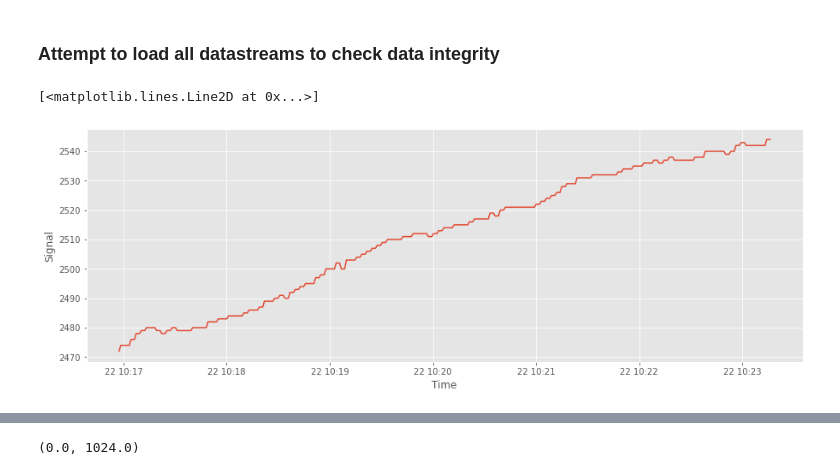
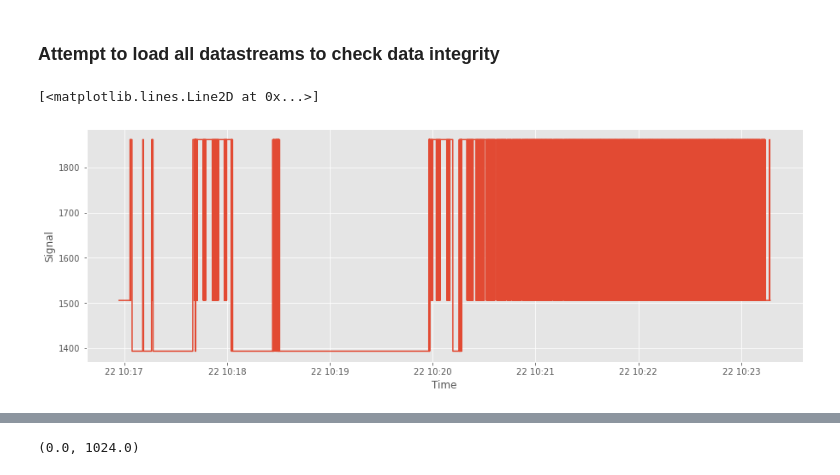
Before and after one commit to emotional-cities/pluma-experiments, a Jupyter notebook: 20092022/Analysis/AnalysisCode/DemoAnalysis.ipynb, the cells around one changed output, grey strips where cells are left out. Saved outputs shown, nothing was run; the diff lists cells and outputs as text; code cells hidden in the pictures.

Commit message:
add class for harp streams

```diff
--- a/20092022/Analysis/AnalysisCode/DemoAnalysis.ipynb
+++ b/20092022/Analysis/AnalysisCode/DemoAnalysis.ipynb
@@ -21,14 +22,15 @@ def normalize_data(data_in):
 stream_root_folder = r"C:\Users\neurogears\Desktop\ControlBenchmarkRun_empatica_harp_synch_2022_09_22_11_16_56"
 
 #session_time = datetime.datetime.strptime(stream_root_folder.split('\\')[-1], '%Y_%m_%d_%H_%M_%S')
+streams = populate_streams(stream_root_folder)
 # %% [markdown]
 ### Attempt to load all datastreams to check data integrity
 # %%
-stream = load_harp_stream(streams.TK.AirQuality.Temperature, root=stream_root_folder)
+stream = streams.TK.AmbientLight.AmbientLight.data
 fig = plt.figure(figsize=(15,5))
 plt.xlabel("Time")
 plt.ylabel("Signal")
 plt.plot((stream))
 # %% [output]
 [<matplotlib.lines.Line2D at 0x...>]
-[figure, old version]
+[figure, new version]
```
Also changed, not shown: parts of 10 cells of this notebook, 6 other files.
